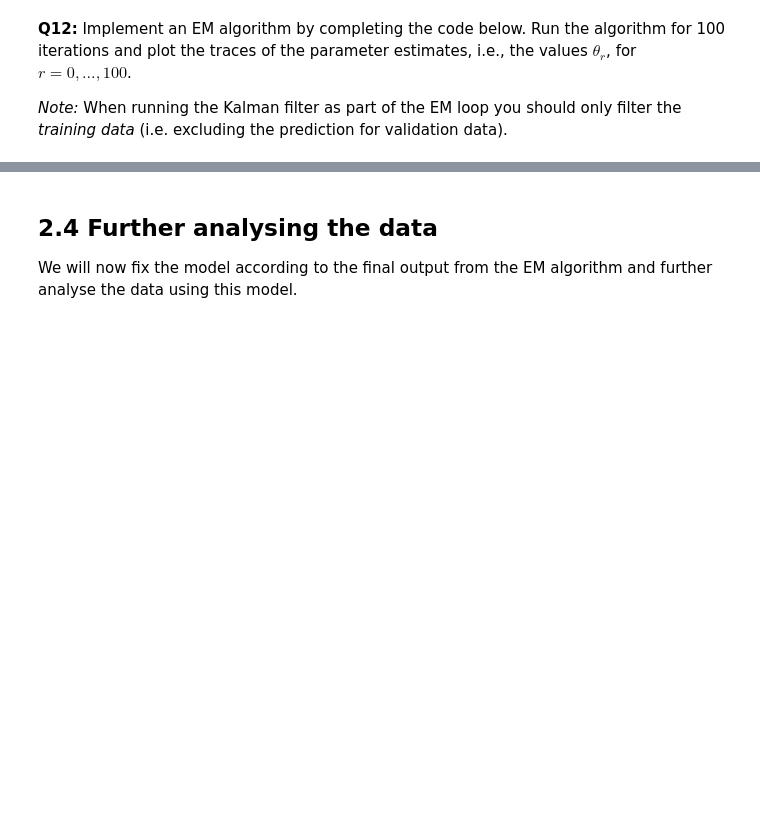
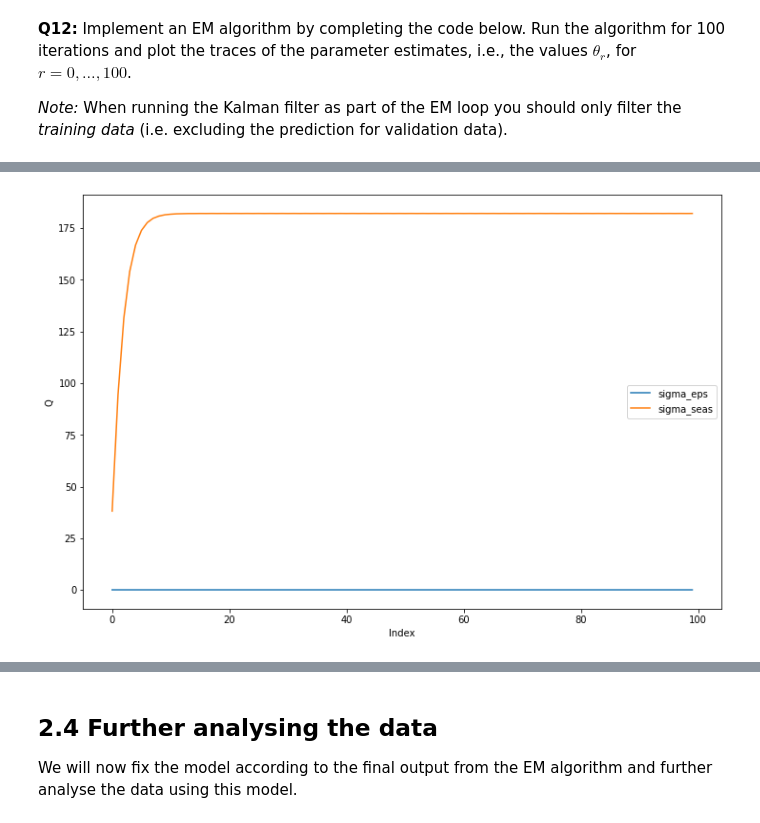
Before and after one commit to amannayak/Time-Series-and-Sequence-Analysis, a Jupyter notebook: Task2/tssl_lab2.ipynb, the cells around one changed output, grey strips where cells are left out. Drawn from its saved outputs; the diff is of its cells as text; code cells hidden in the pictures; blank space fills up the shorter version.

```diff
--- a/Task2/tssl_lab2.ipynb
+++ b/Task2/tssl_lab2.ipynb
@@ -354,18 +354,3 @@ kalman_smoother(y, model:tssltools_lab2.LGSS, kf:tssltools_lab2.kfs_res)
 **Q12:** Implement an EM algorithm by completing the code below. Run the algorithm for 100 iterations and plot the traces of the parameter estimates, i.e., the values $\theta_r$, for $r = 0,\dots,100$.
 
 _Note:_ When running the Kalman filter as part of the EM loop you should only filter the _training data_ (i.e. excluding the prediction for validation data).
-# %%
-num_iter = 100
-
-def compute_theta(ks):
-    """Implements the M-step of the EM-algorithm, based on the Kalman smoother results (ks). See Q11."""
-    theta_new = ... # complete this line
-    return theta_new
-
-
-for r in range(1,num_iter):
-    # E-step
-    # ADD CODE HERE
-
-    # M-step
-    # ADD CODE HERE
@@ -373,0 +421,9 @@ SyntaxError: ignored
+# %%
+plt.plot(range(0,len(sigma_eps_Arr)) , sigma_eps_Arr , label = "sigma_eps")
+plt.plot(range(0,len(sigma_seas_Arr)) , sigma_seas_Arr , label = "sigma_seas")
+plt.xlabel("Index")
+plt.ylabel("Q")
+plt.legend()
+plt.show()
+# %% [output]
+[figure, added]
```
Also changed, not shown: parts of 8 cells of this notebook.
